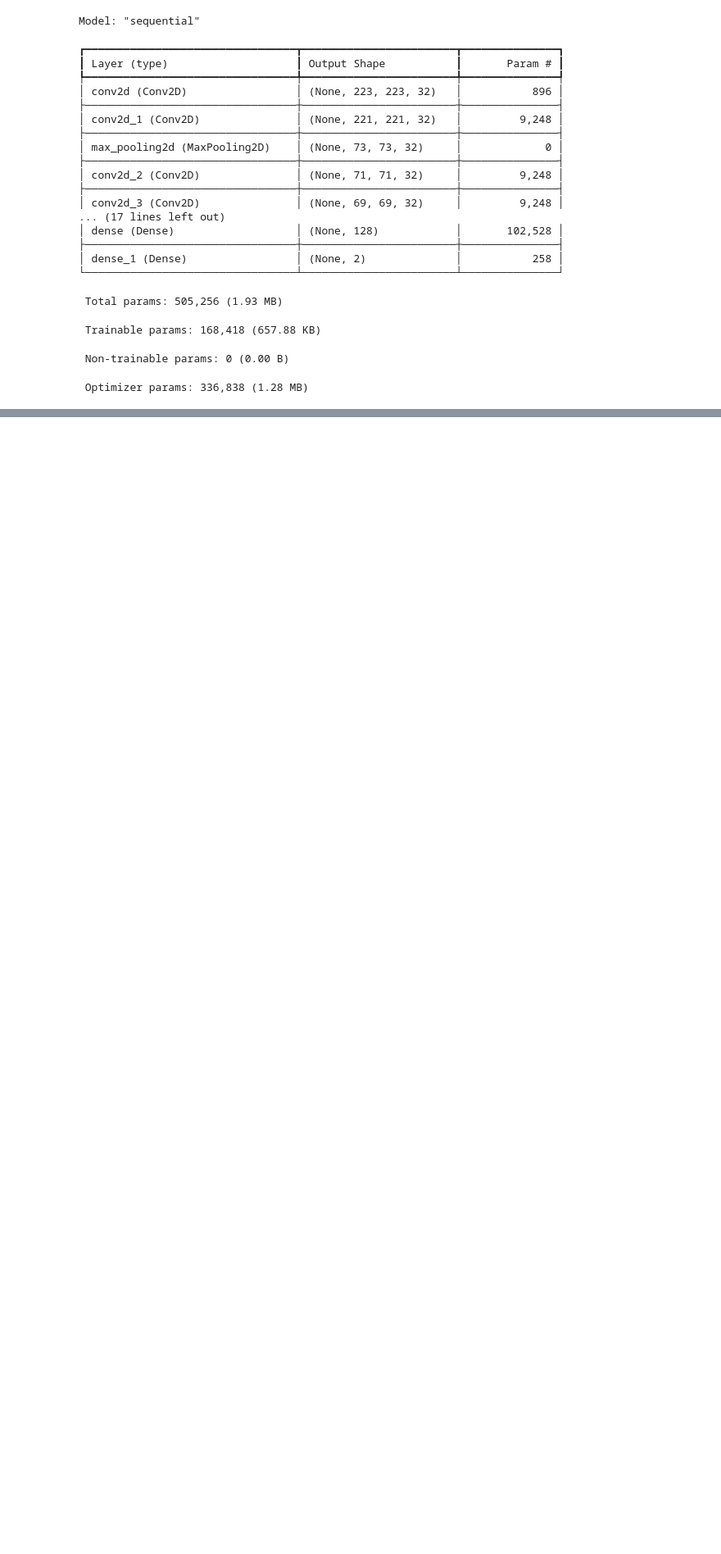
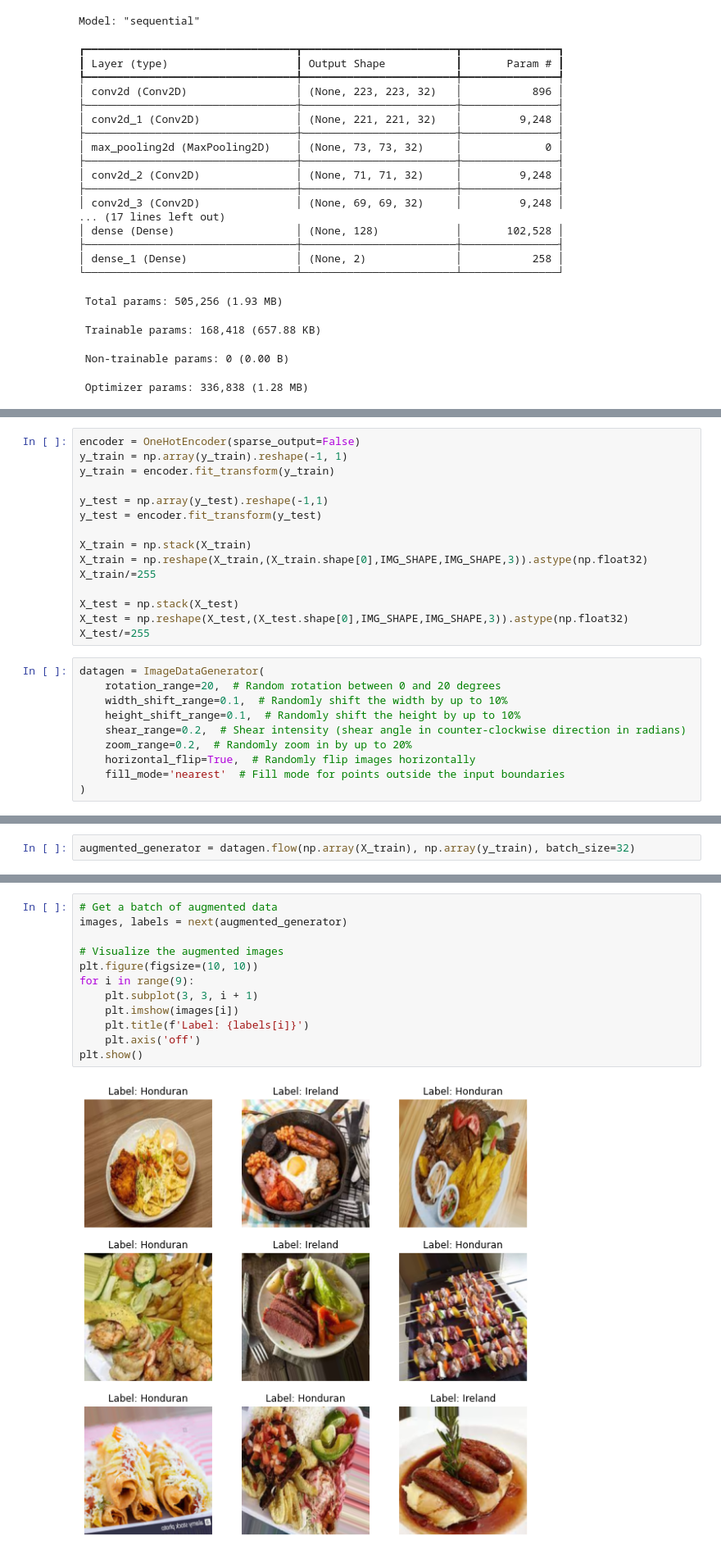
Before and after one commit to JoseGale/MSC_DA_2_CA1, a Jupyter notebook: CA1_Food Classification.ipynb, the cells around one changed output, grey strips where cells are left out. Shown at 82% size. Saved outputs shown, nothing was run; the diff lists cells and outputs as text; blank space fills up the shorter version.

Commit message:
Adding augmented data layer

```diff
--- a/CA1_Food Classification.ipynb
+++ b/CA1_Food Classification.ipynb
@@ -205,0 +221,25 @@ Correct predictions 11/25. Percent 0.44
+# %%
+encoder = OneHotEncoder(sparse_output=False)
+y_train = np.array(y_train).reshape(-1, 1)
+y_train = encoder.fit_transform(y_train)
+
+y_test = np.array(y_test).reshape(-1,1)
+y_test = encoder.fit_transform(y_test)
+
+X_train = np.stack(X_train)
+X_train = np.reshape(X_train,(X_train.shape[0],IMG_SHAPE,IMG_SHAPE,3)).astype(np.float32)
+X_train/=255
+
+X_test = np.stack(X_test)
+X_test = np.reshape(X_test,(X_test.shape[0],IMG_SHAPE,IMG_SHAPE,3)).astype(np.float32)
+X_test/=255
+# %%
+datagen = ImageDataGenerator(
+    rotation_range=20,  # Random rotation between 0 and 20 degrees
+    width_shift_range=0.1,  # Randomly shift the width by up to 10%
+    height_shift_range=0.1,  # Randomly shift the height by up to 10%
+    shear_range=0.2,  # Shear intensity (shear angle in counter-clockwise direction in radians)
+    zoom_range=0.2,  # Randomly zoom in by up to 20%
+    horizontal_flip=True,  # Randomly flip images horizontally
+    fill_mode='nearest'  # Fill mode for points outside the input boundaries
+)
@@ -205,0 +256,2 @@ Correct predictions 11/25. Percent 0.44
+# %%
+augmented_generator = datagen.flow(np.array(X_train), np.array(y_train), batch_size=32)
@@ -205,0 +262,14 @@ Correct predictions 11/25. Percent 0.44
+# %%
+# Get a batch of augmented data
+images, labels = next(augmented_generator)
+
+# Visualize the augmented images
+plt.figure(figsize=(10, 10))
+for i in range(9):
+    plt.subplot(3, 3, i + 1)
+    plt.imshow(images[i])
+    plt.title(f'Label: {labels[i]}')
+    plt.axis('off')
+plt.show()
+# %% [output]
+[figure, added]
```
Also changed, not shown: parts of 37 cells of this notebook.
